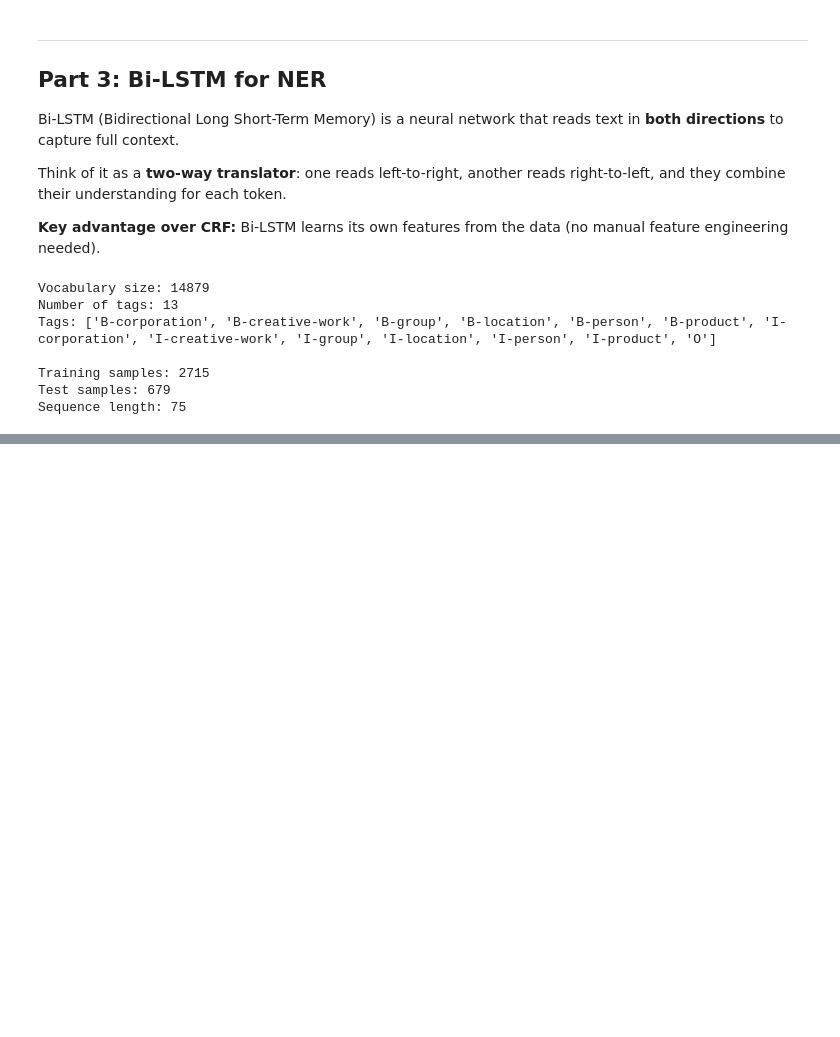
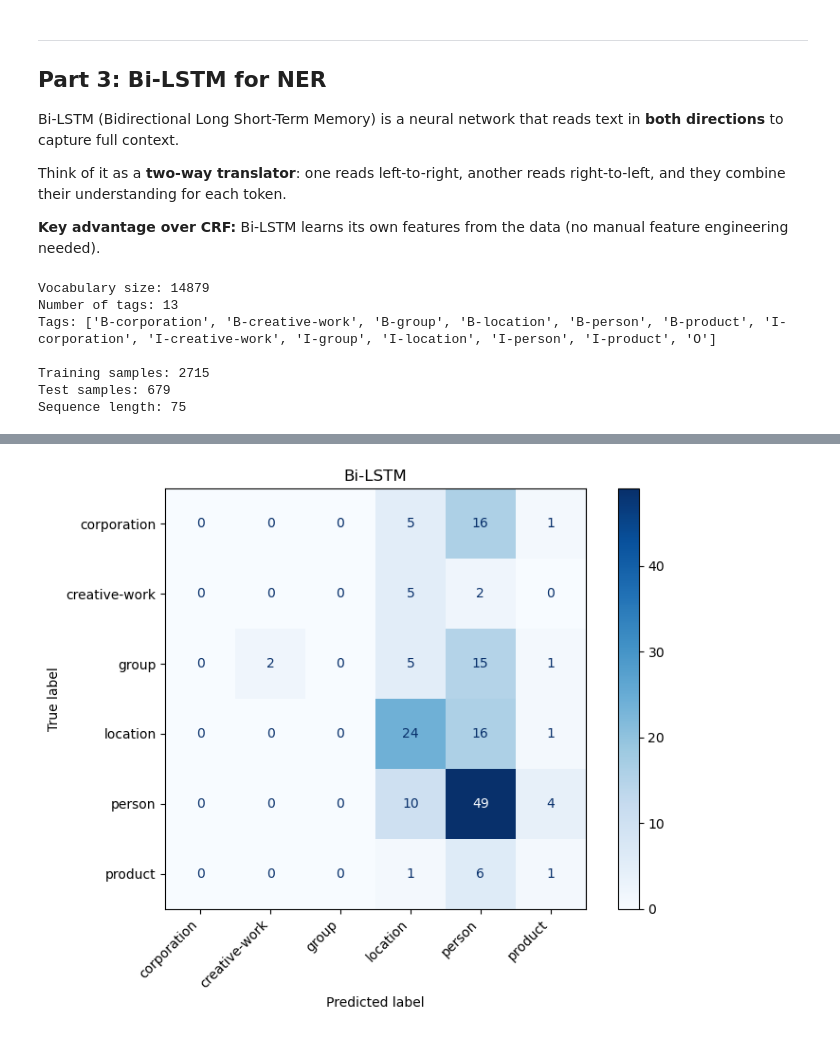
Before and after one commit to 79AceVo/Text-analytics, a Jupyter notebook: NER/NER_02_Training_and_Evaluation.ipynb, the cells around one changed output, grey strips where cells are left out. Cells and saved outputs as stored; diff of their text form; code cells hidden in the pictures; blank space fills up the shorter version.

```diff
--- a/NER/NER_02_Training_and_Evaluation.ipynb
+++ b/NER/NER_02_Training_and_Evaluation.ipynb
@@ -656,0 +837,4 @@ creative-work       0.00      0.00      0.00        30
+# %%
+plot_ner_confusion_matrix(y_true_tags, y_pred_tags, "Bi-LSTM")
+# %% [output]
+[figure, added]
```
Also changed, not shown: parts of 22 cells of this notebook, 2 other files.
